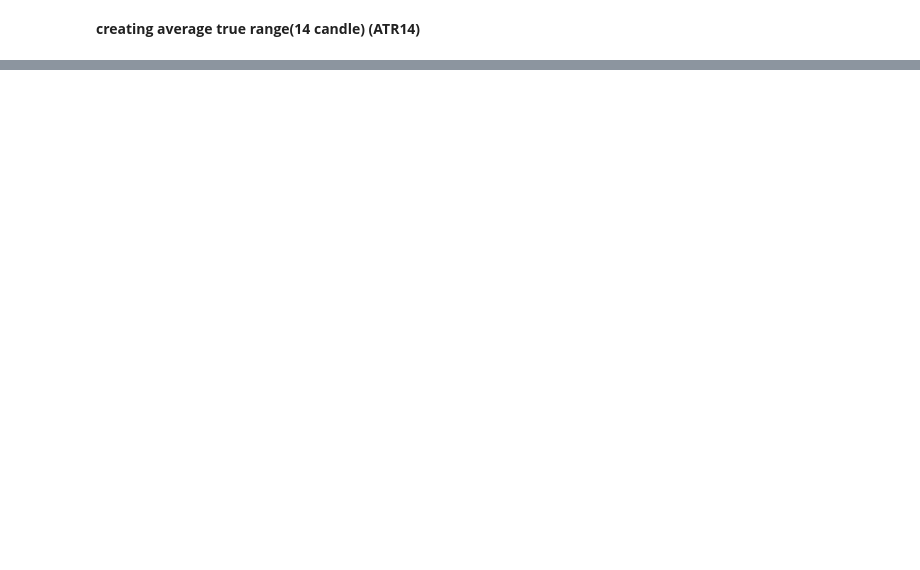
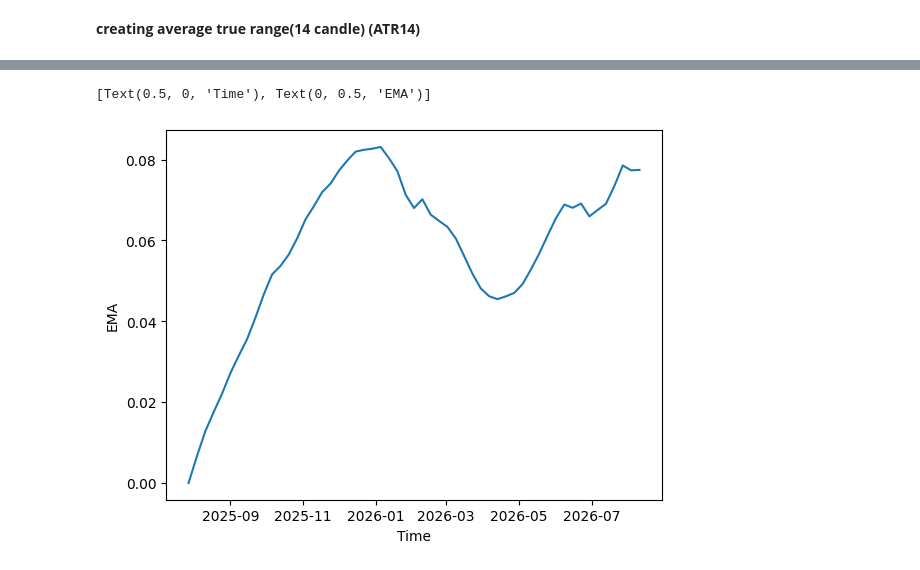
Before and after one commit to harjasjolly-create/algorithmic-stock-rating-program, a Jupyter notebook: hypothesis_verifier.ipynb, the cells around one changed output, grey strips where cells are left out. Saved outputs shown, nothing was run; the diff lists cells and outputs as text; code cells hidden in the pictures; blank space fills up the shorter version.

```diff
--- a/hypothesis_verifier.ipynb
+++ b/hypothesis_verifier.ipynb
@@ -89,0 +101,5 @@ last_100_close=close.tail(100)
+# %%
+ema20=close.ewm(span=20,adjust=False).mean()
+ema50=close.ewm(span=50,adjust=False).mean()#weight decreases as day goes more in past
+ema_signal=(ema20-ema50)/close#dividing by closing price so as to create a ratio relative to stock price for better classification model training across different stocks
+ema_signal
@@ -89,0 +127,5 @@ last_100_close=close.tail(100)
+# %%
+sns.lineplot(ema_signal).set(xlabel='Time',ylabel='EMA')
+# %% [output]
+[Text(0.5, 0, 'Time'), Text(0, 0.5, 'EMA')]
+[figure, added]
```
Also changed, not shown: parts of 31 cells of this notebook.
